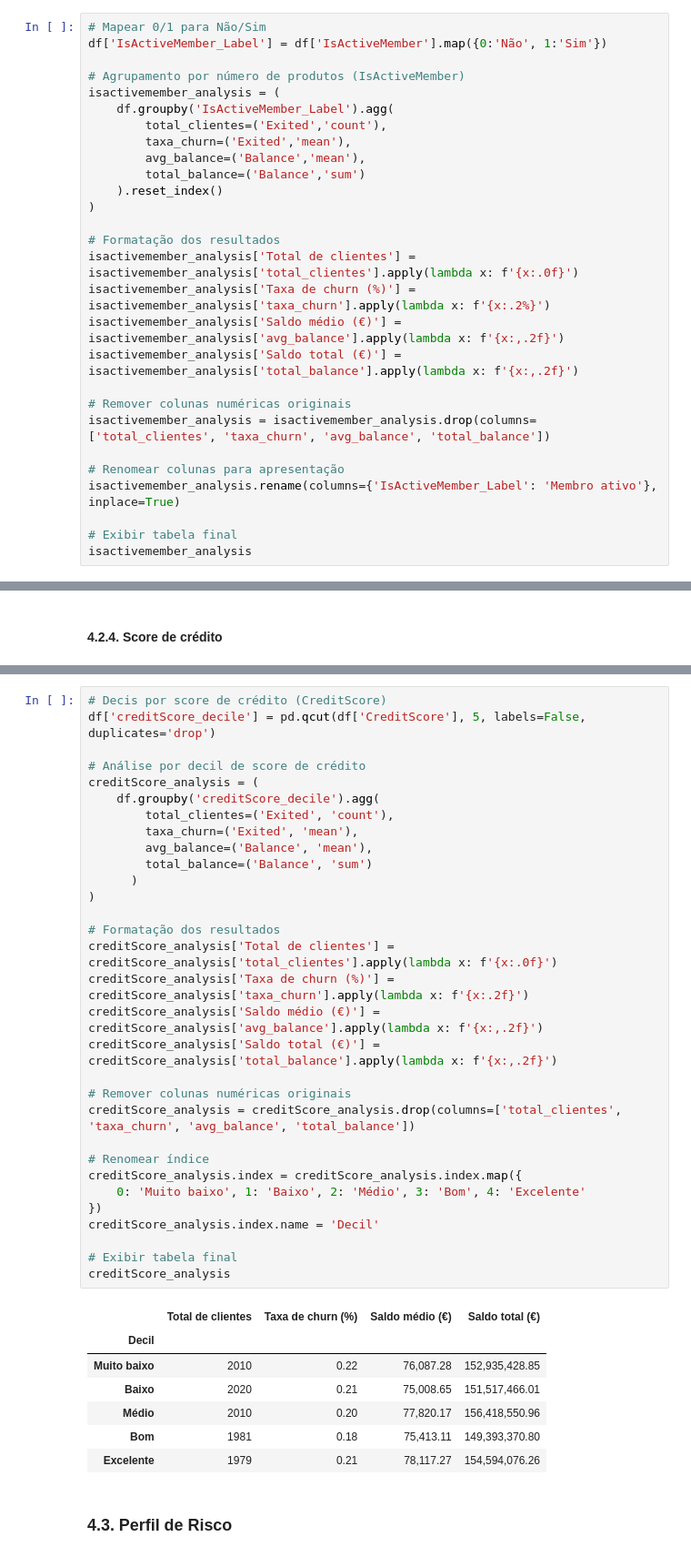
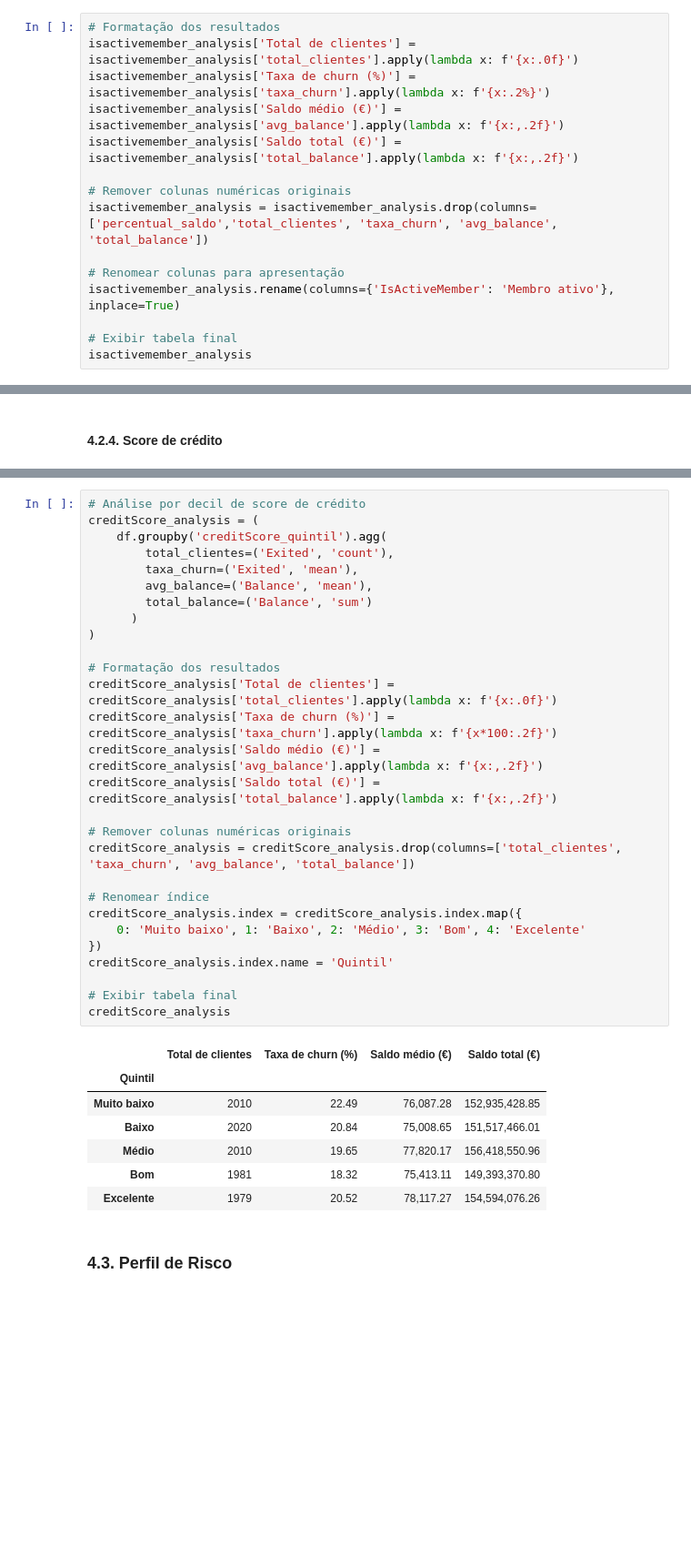
Before and after one commit to emso-exe/Churn_clientes_de_banco, a Jupyter notebook: notebooks/001_analise_exploratoria.ipynb, the cells around one changed output, grey strips where cells are left out. Shown at 91% size. Cells and saved outputs as stored; diff of their text form; blank space fills up the shorter version.

```diff
--- a/notebooks/001_analise_exploratoria.ipynb
+++ b/notebooks/001_analise_exploratoria.ipynb
@@ -769,17 +920,4 @@ product_analysis
 # %%
-# Mapear 0/1 para Não/Sim
-df['IsActiveMember_Label'] = df['IsActiveMember'].map({0:'Não', 1:'Sim'})
-
-# Agrupamento por número de produtos (IsActiveMember)
-isactivemember_analysis = (
-    df.groupby('IsActiveMember_Label').agg(
-        total_clientes=('Exited','count'),
-        taxa_churn=('Exited','mean'),
-        avg_balance=('Balance','mean'),
-        total_balance=('Balance','sum')
-    ).reset_index()
-)
-
 # Formatação dos resultados
 isactivemember_analysis['Total de clientes'] = isactivemember_analysis['total_clientes'].apply(lambda x: f'{x:.0f}')
 isactivemember_analysis['Taxa de churn (%)'] = isactivemember_analysis['taxa_churn'].apply(lambda x: f'{x:.2%}')
@@ -787,10 +925,10 @@ isactivemember_analysis['Saldo médio (€)'] = isactivemember_analysis['avg_bal
 isactivemember_analysis['Saldo total (€)'] = isactivemember_analysis['total_balance'].apply(lambda x: f'{x:,.2f}')
 
 # Remover colunas numéricas originais
-isactivemember_analysis = isactivemember_analysis.drop(columns=['total_clientes', 'taxa_churn', 'avg_balance', 'total_balance'])
+isactivemember_analysis = isactivemember_analysis.drop(columns=['percentual_saldo','total_clientes', 'taxa_churn', 'avg_balance', 'total_balance'])
 
 # Renomear colunas para apresentação
-isactivemember_analysis.rename(columns={'IsActiveMember_Label': 'Membro ativo'}, inplace=True)
+isactivemember_analysis.rename(columns={'IsActiveMember': 'Membro ativo'}, inplace=True)
 
 # Exibir tabela final
 isactivemember_analysis
@@ -837,42 +1125,39 @@ balance_stats
 # %%
-# Decis por score de crédito (CreditScore)
-df['creditScore_decile'] = pd.qcut(df['CreditScore'], 5, labels=False, duplicates='drop')
-
 # Análise por decil de score de crédito
 creditScore_analysis = (
-    df.groupby('creditScore_decile').agg(
+    df.groupby('creditScore_quintil').agg(
         total_clientes=('Exited', 'count'),
         taxa_churn=('Exited', 'mean'),
         avg_balance=('Balance', 'mean'),
         total_balance=('Balance', 'sum')
       )
 )
 
 # Formatação dos resultados
 creditScore_analysis['Total de clientes'] = creditScore_analysis['total_clientes'].apply(lambda x: f'{x:.0f}')
-creditScore_analysis['Taxa de churn (%)'] = creditScore_analysis['taxa_churn'].apply(lambda x: f'{x:.2f}')
+creditScore_analysis['Taxa de churn (%)'] = creditScore_analysis['taxa_churn'].apply(lambda x: f'{x*100:.2f}')
 creditScore_analysis['Saldo médio (€)'] = creditScore_analysis['avg_balance'].apply(lambda x: f'{x:,.2f}')
 creditScore_analysis['Saldo total (€)'] = creditScore_analysis['total_balance'].apply(lambda x: f'{x:,.2f}')
 
 # Remover colunas numéricas originais
 creditScore_analysis = creditScore_analysis.drop(columns=['total_clientes', 'taxa_churn', 'avg_balance', 'total_balance'])
 
 # Renomear índice
 creditScore_analysis.index = creditScore_analysis.index.map({
     0: 'Muito baixo', 1: 'Baixo', 2: 'Médio', 3: 'Bom', 4: 'Excelente'
 })
-creditScore_analysis.index.name = 'Decil'
+creditScore_analysis.index.name = 'Quintil'
 
 # Exibir tabela final
 creditScore_analysis
 # %% [output]
 |  | Total de clientes | Taxa de churn (%) | Saldo médio (€) | Saldo total (€) |
-| Decil |  |  |  |  |
-| Muito baixo | 2010 | 0.22 | 76,087.28 | 152,935,428.85 |
-| Baixo | 2020 | 0.21 | 75,008.65 | 151,517,466.01 |
-| Médio | 2010 | 0.20 | 77,820.17 | 156,418,550.96 |
-| Bom | 1981 | 0.18 | 75,413.11 | 149,393,370.80 |
-| Excelente | 1979 | 0.21 | 78,117.27 | 154,594,076.26 |
+| Quintil |  |  |  |  |
+| Muito baixo | 2010 | 22.49 | 76,087.28 | 152,935,428.85 |
+| Baixo | 2020 | 20.84 | 75,008.65 | 151,517,466.01 |
+| Médio | 2010 | 19.65 | 77,820.17 | 156,418,550.96 |
+| Bom | 1981 | 18.32 | 75,413.11 | 149,393,370.80 |
+| Excelente | 1979 | 20.52 | 78,117.27 | 154,594,076.26 |
 # %% [markdown]
 ### 4.3. Perfil de Risco
 # %% [markdown]
```
Also changed, not shown: parts of 9 cells of this notebook.
